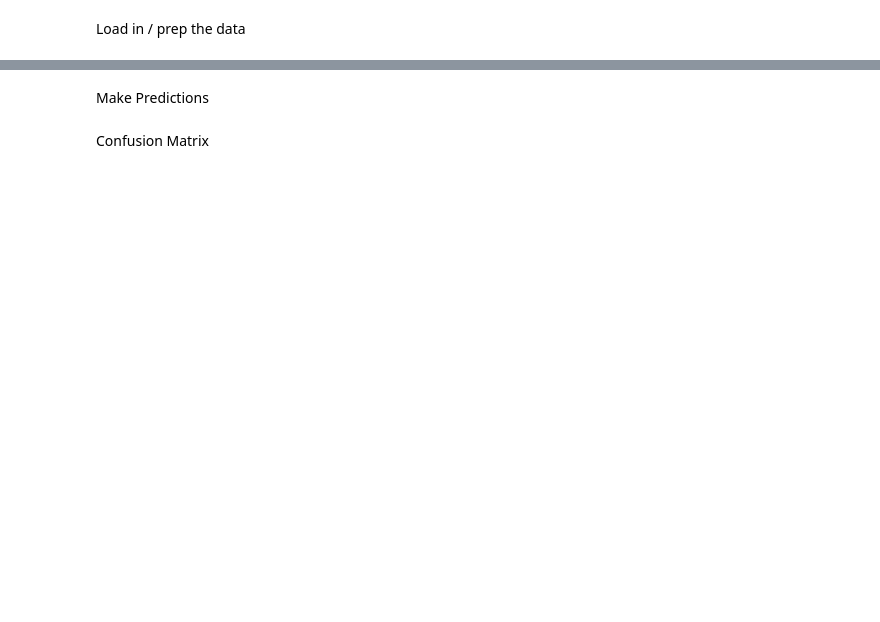
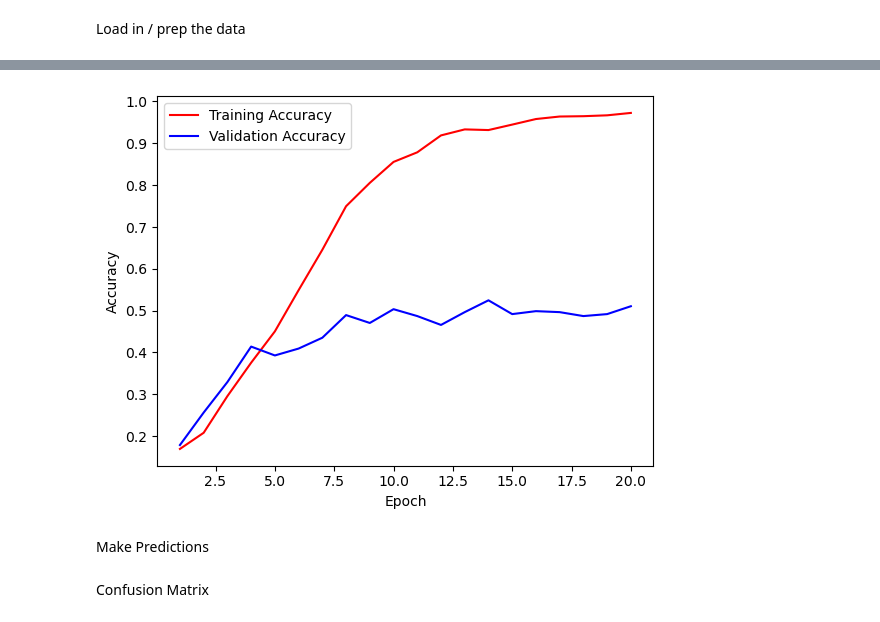
Before and after one commit to angela-gervino/Stress-Detection-AI-Model, a Jupyter notebook: Model.ipynb, the cells around one changed output, grey strips where cells are left out. Cells and saved outputs as stored; diff of their text form; code cells hidden in the pictures; blank space fills up the shorter version.

```diff
--- a/Model.ipynb
+++ b/Model.ipynb
@@ -139,3 +160,15 @@ Epoch 15/15
+# %%
+training_accuracy = history.history['accuracy']
+validation_accuracy = history.history['val_accuracy']
+
+plt.plot(epochs, training_accuracy, 'r-')
+plt.plot(epochs, validation_accuracy, 'b-')
+plt.legend(['Training Accuracy', 'Validation Accuracy'])
+plt.xlabel('Epoch')
+plt.ylabel('Accuracy')
+plt.show()
+# %% [output]
+[figure, added]
 # %% [markdown]
 Make Predictions
 # %%
```
Also changed, not shown: parts of 12 cells of this notebook.
